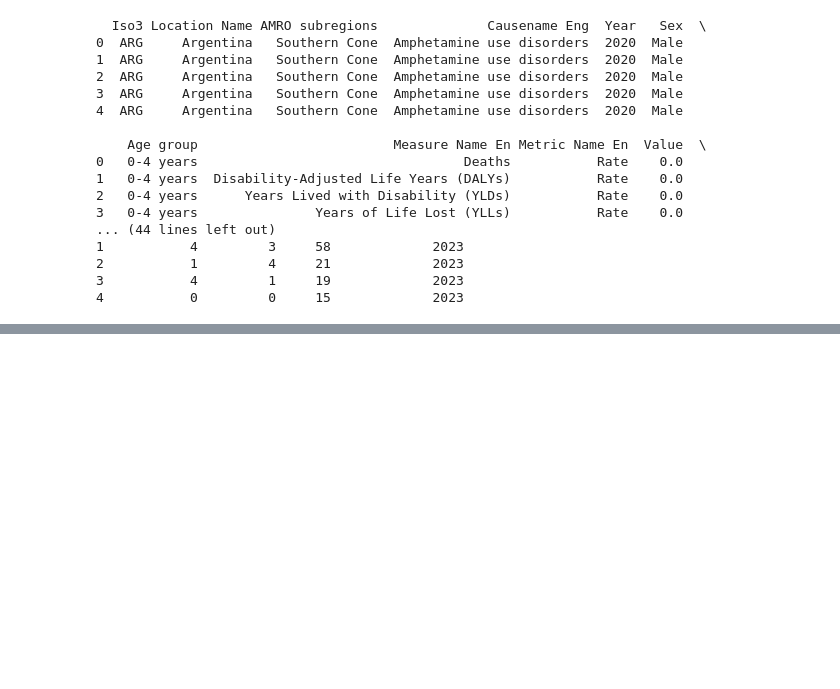
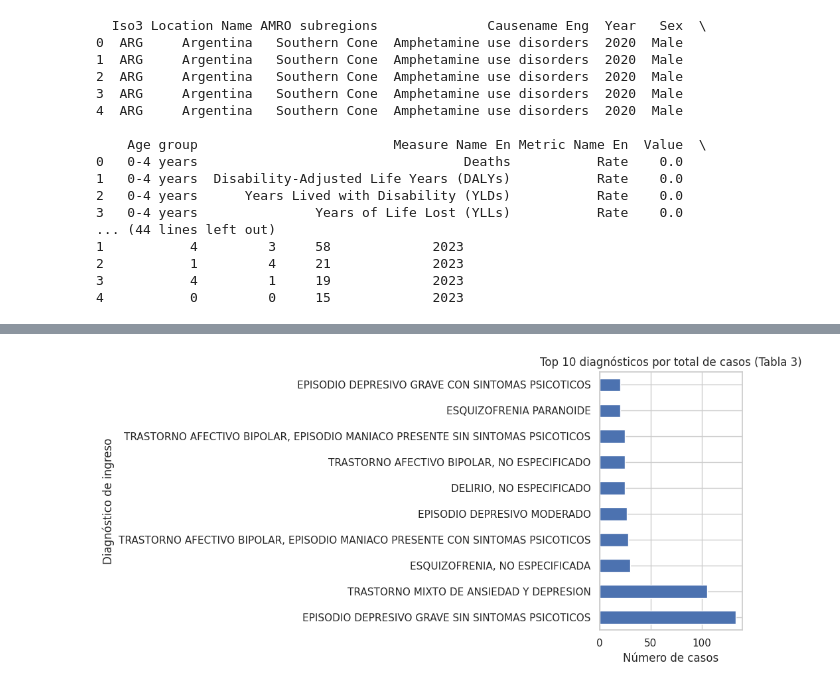
Before and after one commit to MARIAFER0596/Proyecto-Gesti-n-y-Almacenamiento-de-Datos-equipo-4, a Jupyter notebook: Proyecto_GYAD.ipynb, the cells around one changed output, grey strips where cells are left out. Drawn from its saved outputs; the diff is of its cells as text; code cells hidden in the pictures; blank space fills up the shorter version.

```diff
--- a/Proyecto_GYAD.ipynb
+++ b/Proyecto_GYAD.ipynb
@@ -112,0 +376,15 @@ df1.head(20)
+# %%
+# ==============================
+# TABLA 3 - EDA
+# ==============================
+
+# Top 10 diagnósticos más frecuentes
+tabla3.groupby("diagnostico_ingreso")["total"].sum().sort_values(ascending=False).head(10).plot(
+    kind="barh", title="Top 10 diagnósticos por total de casos (Tabla 3)"
+)
+plt.xlabel("Número de casos")
+plt.ylabel("Diagnóstico de ingreso")
+plt.tight_layout()
+plt.show()
+# %% [output]
+[figure, added]
```
Also changed, not shown: parts of 18 cells of this notebook.
